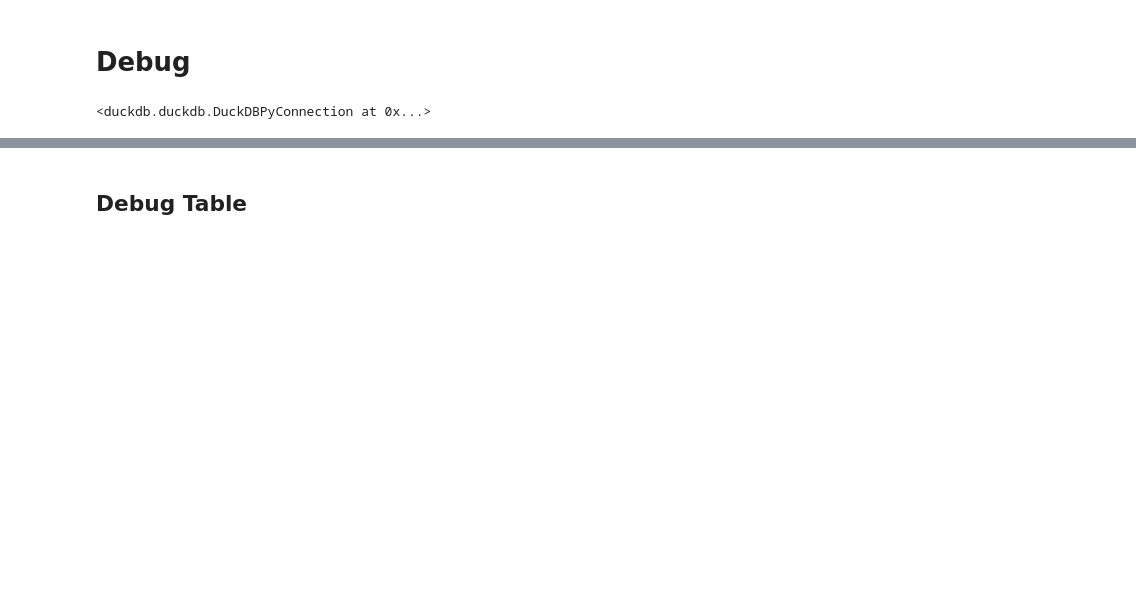
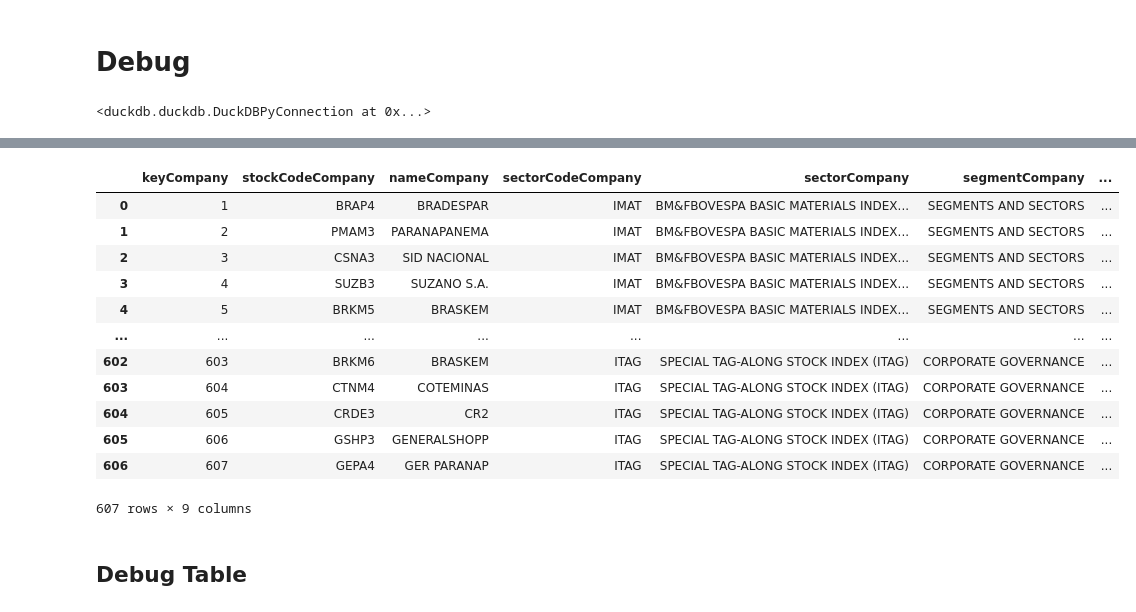
Before and after one commit to fmrozaqi/dwib-mmi-24, a Jupyter notebook: Script ETL.ipynb, the cells around one changed output, grey strips where cells are left out. Cells and saved outputs as stored; diff of their text form; code cells hidden in the pictures; blank space fills up the shorter version.

```diff
--- a/Script ETL.ipynb
+++ b/Script ETL.ipynb
@@ -686,0 +758,16 @@ con.execute("SELECT * FROM stagingfactCoins").df()
+# %%
+con.execute("SELECT * FROM dimCompany").df()
+# %% [output]
+|  | keyCompany | stockCodeCompany | nameCompany | sectorCodeCompany | sectorCompany | segmentCompany | ... |
+| 0 | 1 | BRAP4 | BRADESPAR | IMAT | BM&FBOVESPA BASIC MATERIALS INDEX... | SEGMENTS AND SECTORS | ... |
+| 1 | 2 | PMAM3 | PARANAPANEMA | IMAT | BM&FBOVESPA BASIC MATERIALS INDEX... | SEGMENTS AND SECTORS | ... |
+| 2 | 3 | CSNA3 | SID NACIONAL | IMAT | BM&FBOVESPA BASIC MATERIALS INDEX... | SEGMENTS AND SECTORS | ... |
+| 3 | 4 | SUZB3 | SUZANO S.A. | IMAT | BM&FBOVESPA BASIC MATERIALS INDEX... | SEGMENTS AND SECTORS | ... |
+| 4 | 5 | BRKM5 | BRASKEM | IMAT | BM&FBOVESPA BASIC MATERIALS INDEX... | SEGMENTS AND SECTORS | ... |
+| ... | ... | ... | ... | ... | ... | ... | ... |
+| 602 | 603 | BRKM6 | BRASKEM | ITAG | SPECIAL TAG-ALONG STOCK INDEX (ITAG) | CORPORATE GOVERNANCE | ... |
+| 603 | 604 | CTNM4 | COTEMINAS | ITAG | SPECIAL TAG-ALONG STOCK INDEX (ITAG) | CORPORATE GOVERNANCE | ... |
+| 604 | 605 | CRDE3 | CR2 | ITAG | SPECIAL TAG-ALONG STOCK INDEX (ITAG) | CORPORATE GOVERNANCE | ... |
+| 605 | 606 | GSHP3 | GENERALSHOPP | ITAG | SPECIAL TAG-ALONG STOCK INDEX (ITAG) | CORPORATE GOVERNANCE | ... |
+| 606 | 607 | GEPA4 | GER PARANAP | ITAG | SPECIAL TAG-ALONG STOCK INDEX (ITAG) | CORPORATE GOVERNANCE | ... |
+607 rows × 9 columns
```
Also changed, not shown: parts of 10 cells of this notebook, 2 other files.
